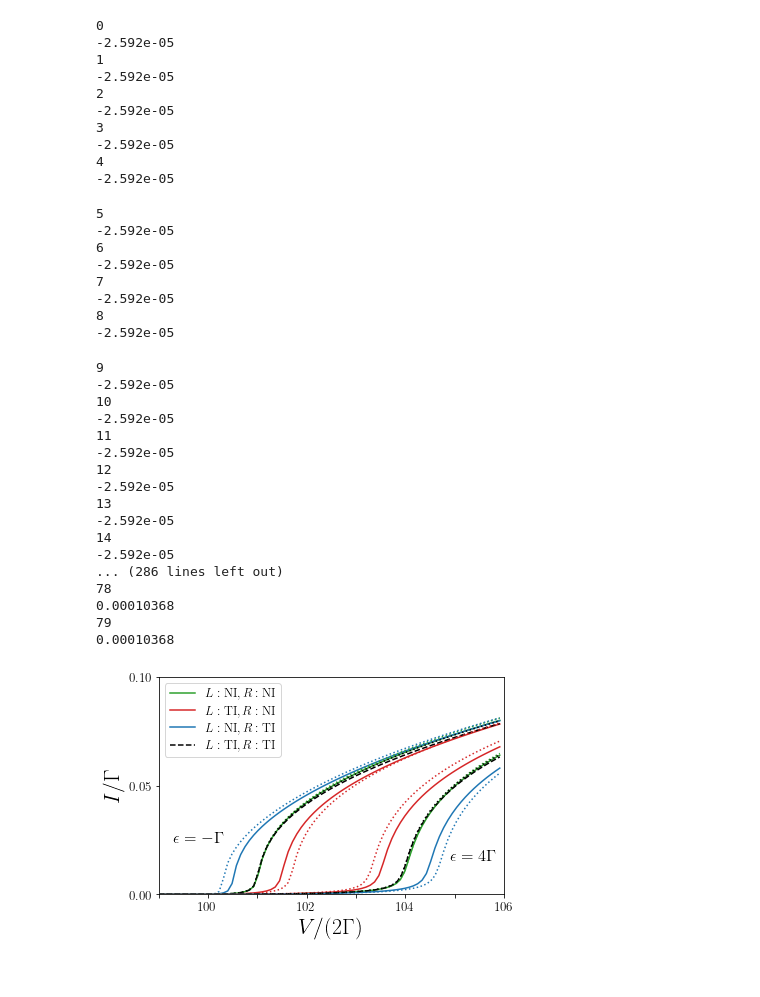
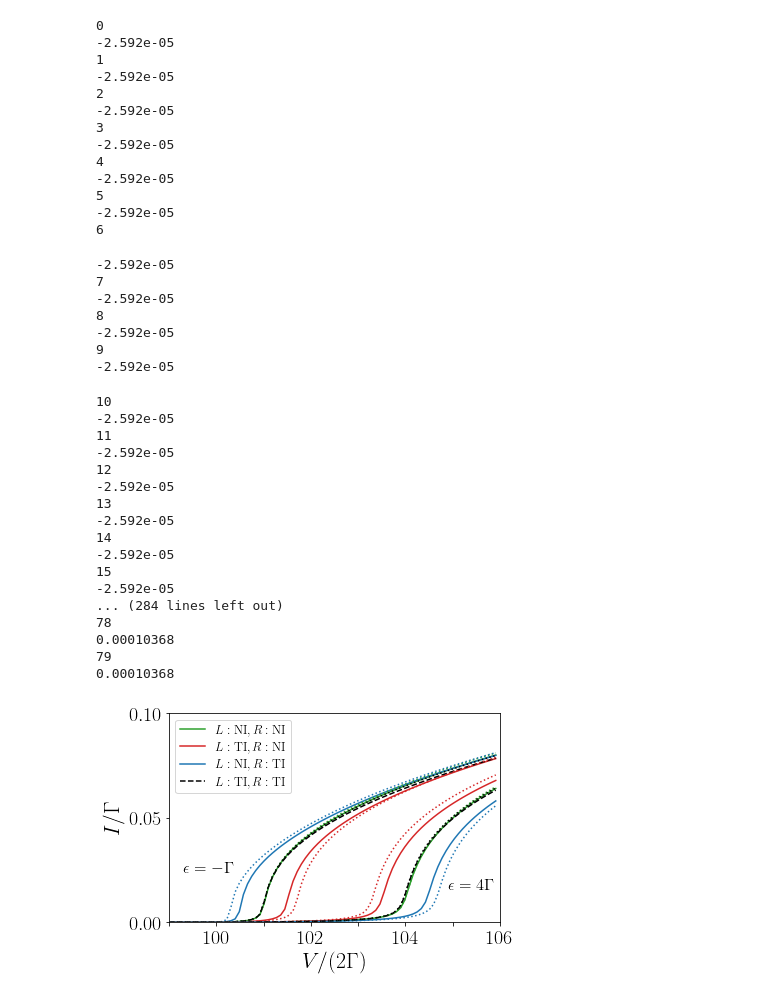
Before and after one commit to yun-yan/linyentin, a Jupyter notebook: current_paper_around_d_rev.ipynb, the cells around one changed output. Saved outputs shown, nothing was run; the diff lists cells and outputs as text; code cells hidden in the pictures.

```diff
--- a/current_paper_around_d_rev.ipynb
+++ b/current_paper_around_d_rev.ipynb
@@ -181,8 +181,8 @@ rc('text', usetex=True)
 fig,ax=plt.subplots()
 #ax.set_xscale('log')
 #ax.set_yscale('log')
-plt.xticks(fontsize=13)
-plt.yticks(fontsize=13)
+plt.xticks(fontsize=20)
+plt.yticks(fontsize=20)
 #plt.xlim([99,106])
 plt.xlim([99,106])
 plt.ylim([0.0,0.1])
@@ -239,37 +239,39 @@ plt.show()
 # %% [output]
 0
 -2.592e-05
 1
 -2.592e-05
 2
 -2.592e-05
 3
 -2.592e-05
 4
 -2.592e-05
+5
+-2.592e-05
+6
-5
--2.592e-05
-6
 -2.592e-05
 7
 -2.592e-05
 8
 -2.592e-05
+9
+-2.592e-05
-9
--2.592e-05
 10
 -2.592e-05
 11
 -2.592e-05
 12
 -2.592e-05
 13
 -2.592e-05
 14
 -2.592e-05
-... (286 lines left out)
+15
+-2.592e-05
+... (284 lines left out)
 78
 0.00010368
 79
 0.00010368
-[figure, old version]
+[figure, new version]
```
Also changed, not shown: 6 other files.
